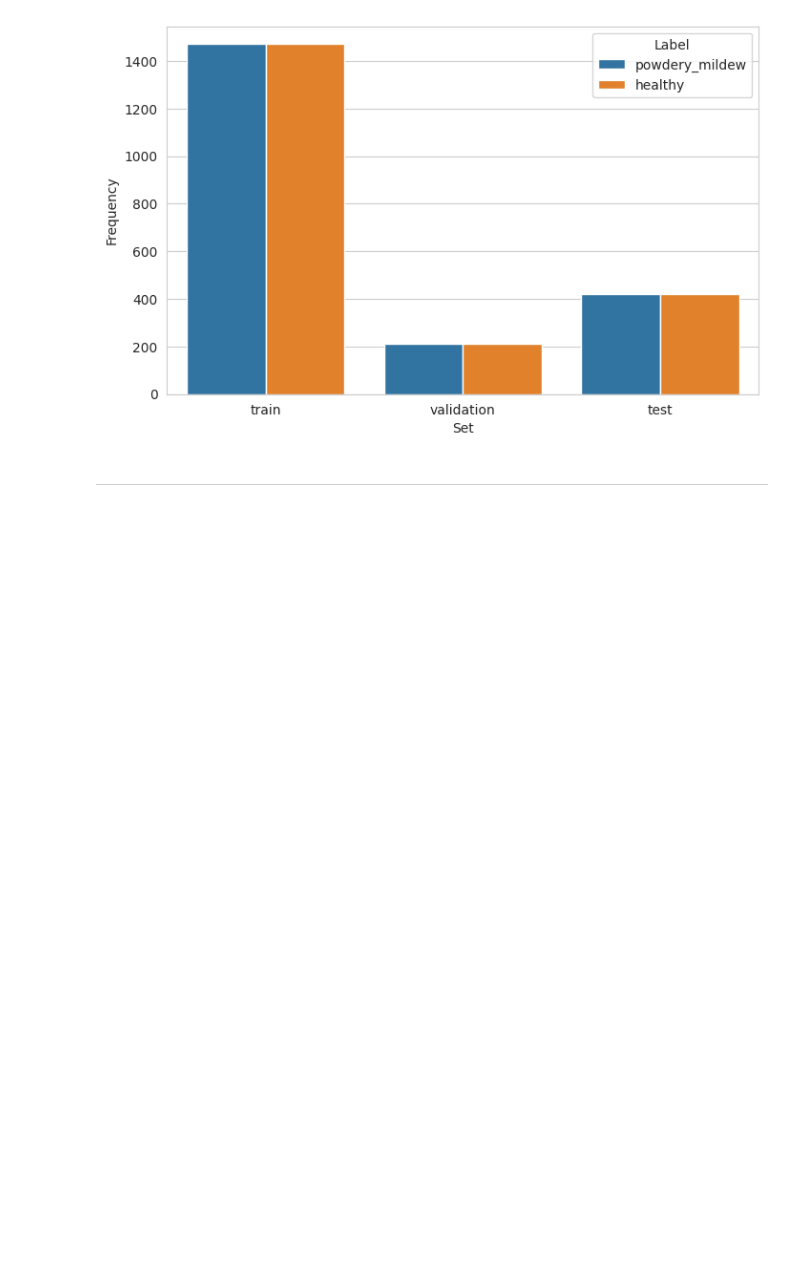
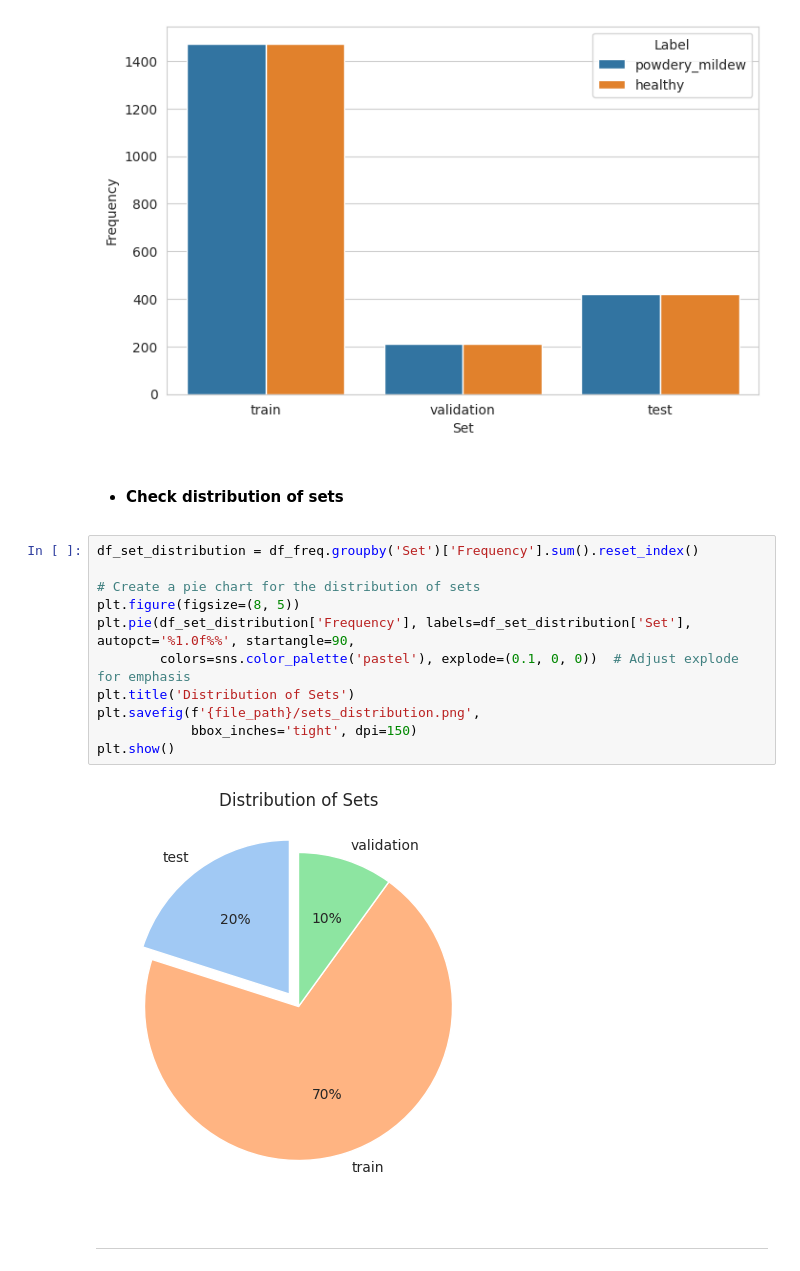
Before and after one commit to Diegomoro415/mildew_detection, a Jupyter notebook: jupyter_notebooks/MoldelingEvaluation.ipynb, the cells around one changed output. Drawn from its saved outputs; the diff is of its cells as text; blank space fills up the shorter version.

Commit message:
add images distribution chart, data augment

```diff
--- a/jupyter_notebooks/MoldelingEvaluation.ipynb
+++ b/jupyter_notebooks/MoldelingEvaluation.ipynb
@@ -130,6 +130,21 @@ plt.show()
 * test - powdery_mildew: 422 images
 * test - healthy: 422 images
 [figure]
+# %% [markdown]
+* #### Check distribution of sets
+# %%
+df_set_distribution = df_freq.groupby('Set')['Frequency'].sum().reset_index()
+
+# Create a pie chart for the distribution of sets
+plt.figure(figsize=(8, 5))
+plt.pie(df_set_distribution['Frequency'], labels=df_set_distribution['Set'], autopct='%1.0f%%', startangle=90,
+        colors=sns.color_palette('pastel'), explode=(0.1, 0, 0))  # Adjust explode for emphasis
+plt.title('Distribution of Sets')
+plt.savefig(f'{file_path}/sets_distribution.png',
+            bbox_inches='tight', dpi=150)
+plt.show()
+# %% [output]
+[figure, added]
 # %% [markdown]
 ---
 # %% [markdown]
```
Also changed, not shown: parts of 17 cells of this notebook, 1 other file.
